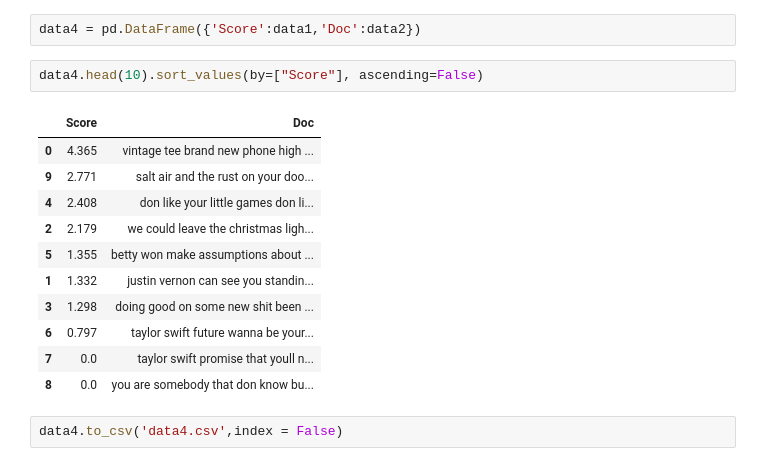
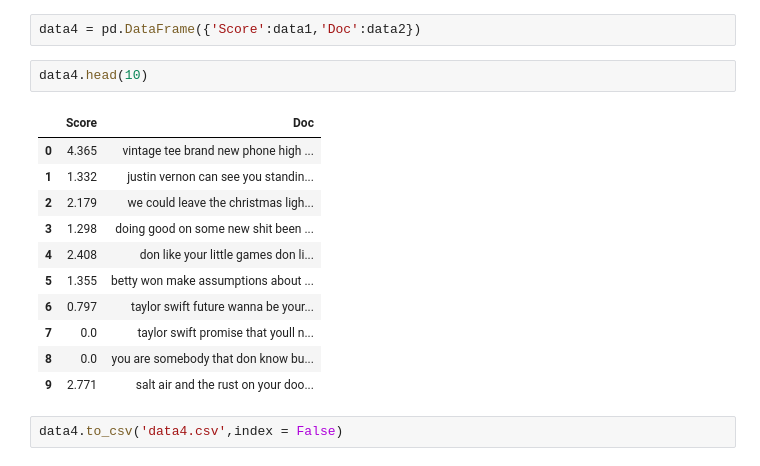
Before and after one commit to hisublime/Project-STBI, a Jupyter notebook: 02 - Code/Proyek_Dataset_TaylorSwift-BM11 VS BM25.ipynb, the cells around one changed output. Cells and saved outputs as stored; diff of their text form.

```diff
--- a/02 - Code/Proyek_Dataset_TaylorSwift-BM11 VS BM25.ipynb
+++ b/02 - Code/Proyek_Dataset_TaylorSwift-BM11 VS BM25.ipynb
@@ -218,19 +222,19 @@ print(data2)
 # %%
 data4 = pd.DataFrame({'Score':data1,'Doc':data2})
 # %%
-data4.head(10).sort_values(by=["Score"], ascending=False)
+data4.head(10)
 # %% [output]
 |  | Score | Doc |
 | 0 | 4.365 | vintage tee brand new phone high ... |
-| 9 | 2.771 | salt air and the rust on your doo... |
+| 1 | 1.332 | justin vernon can see you standin... |
+| 2 | 2.179 | we could leave the christmas ligh... |
+| 3 | 1.298 | doing good on some new shit been ... |
 | 4 | 2.408 | don like your little games don li... |
-| 2 | 2.179 | we could leave the christmas ligh... |
 | 5 | 1.355 | betty won make assumptions about ... |
-| 1 | 1.332 | justin vernon can see you standin... |
-| 3 | 1.298 | doing good on some new shit been ... |
 | 6 | 0.797 | taylor swift future wanna be your... |
 | 7 | 0.0 | taylor swift promise that youll n... |
 | 8 | 0.0 | you are somebody that don know bu... |
+| 9 | 2.771 | salt air and the rust on your doo... |
 # %%
 data4.to_csv('data4.csv',index = False)
 # %%
```
Also changed, not shown: parts of 5 cells of this notebook, 1 other file.
